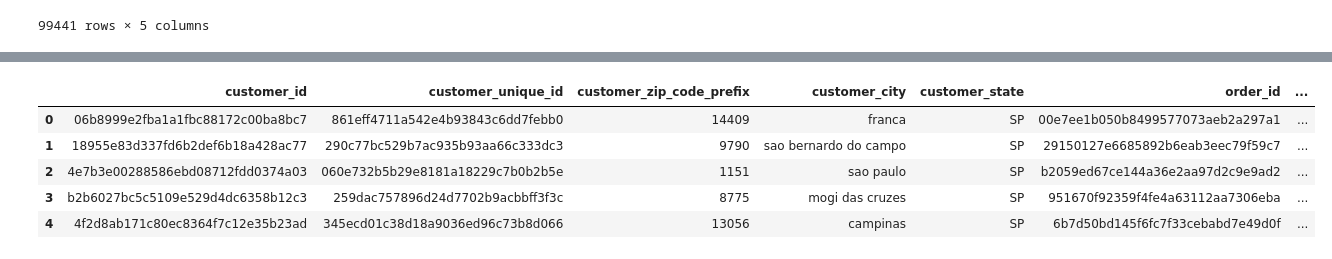
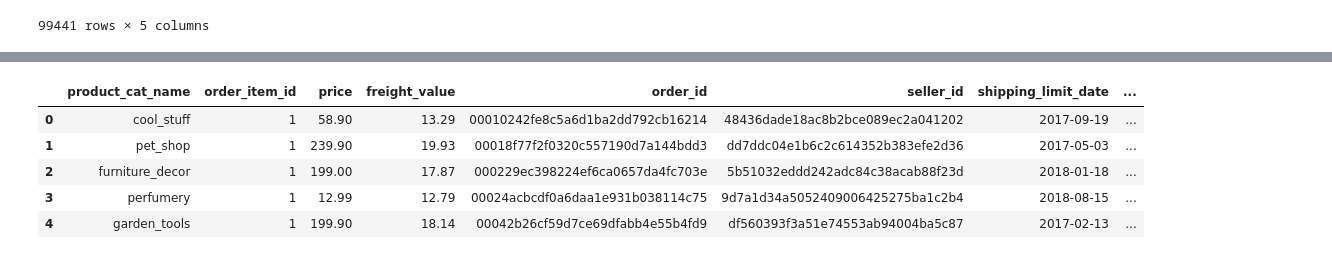
Before and after one commit to bnjisyn/Final-Project-Brazil-Ecommerce, a Jupyter notebook: index.ipynb, the cells around one changed output, grey strips where cells are left out. Drawn from its saved outputs; the diff is of its cells as text; code cells hidden in the pictures.

Commit message:
Push Data & Data Cleaning

```diff
--- a/index.ipynb
+++ b/index.ipynb
@@ -407,0 +611,5 @@ display(filtered_df)
+# %%
+df_product_payments = pd.merge(df_order_products, df_order_payments,
+                               how = 'left', on = 'order_id')
+
+df_product_payments.info()
@@ -407,0 +652,3 @@ display(filtered_df)
+# %%
+df_product_payments.dropna(inplace = True)
+df_product_payments.info()
@@ -408,12 +694,9 @@ display(filtered_df)
 # %%
-order = pd.merge(df_order, df_order_products,
-                 how = 'left', on = 'order_id')
-order = pd.merge(order, df_order_payments,
-                 how = 'left', on = 'order_id')
-order = pd.merge(order, df_order_reviews,
+order = pd.merge(df_product_payments, df_order_reviews,
                  how = 'left', on = 'order_id')
 
-order.drop(columns = ['review_comment_title', 'review_comment_message', 'review_id'],
+order.drop(columns = ['review_id', 'review_comment_title', 'review_comment_message'],
            inplace = True)
-order.head()
+
+order.info()
 # %% [output]
@@ -441,0 +720,21 @@ for cols in cols_to_int:
+# %%
+# Parsing columns data types
+# Convert to int
+order.review_score.fillna(0, inplace = True)
+order[['review_creation_date', 'review_answer_timestamp']].fillna("", inplace = True)
+
+cols_to_int = order.select_dtypes(include = 'float').columns.to_list()
+
+for cols in ['price', 'freight_value']:
+    while cols in cols_to_int:
+        cols_to_int.remove(cols)
+
+for cols in cols_to_int:
+    order[cols] = order[cols].astype(int)
+
+# Convert to datetime (remove the timestamp)
+# for cols in ['shipping_limit_date', 'review_creation_date', 'review_answer_timestamp']:
+#     order[cols] = pd.to_datetime(order[cols]).dt.date
+
+# display(order.head())
+# display(order.info())
@@ -568,9 +1017,9 @@ Index(['customer_id', 'customer_unique_id', 'customer_zip_code_prefix',
 # %%
-df.head()
+order.head()
 # %% [output]
-|  | customer_id | customer_unique_id | customer_zip_code_prefix | customer_city | customer_state | order_id | ... |
-| 0 | 06b8999e2fba1a1fbc88172c00ba8bc7 | 861eff4711a542e4b93843c6dd7febb0 | 14409 | franca | SP | 00e7ee1b050b8499577073aeb2a297a1 | ... |
-| 1 | 18955e83d337fd6b2def6b18a428ac77 | 290c77bc529b7ac935b93aa66c333dc3 | 9790 | sao bernardo do campo | SP | 29150127e6685892b6eab3eec79f59c7 | ... |
-| 2 | 4e7b3e00288586ebd08712fdd0374a03 | 060e732b5b29e8181a18229c7b0b2b5e | 1151 | sao paulo | SP | b2059ed67ce144a36e2aa97d2c9e9ad2 | ... |
-| 3 | b2b6027bc5c5109e529d4dc6358b12c3 | 259dac757896d24d7702b9acbbff3f3c | 8775 | mogi das cruzes | SP | 951670f92359f4fe4a63112aa7306eba | ... |
-| 4 | 4f2d8ab171c80ec8364f7c12e35b23ad | 345ecd01c38d18a9036ed96c73b8d066 | 13056 | campinas | SP | 6b7d50bd145f6fc7f33cebabd7e49d0f | ... |
+|  | product_cat_name | order_item_id | price | freight_value | order_id | seller_id | shipping_limit_date | ... |
+| 0 | cool_stuff | 1 | 58.90 | 13.29 | 00010242fe8c5a6d1ba2dd792cb16214 | 48436dade18ac8b2bce089ec2a041202 | 2017-09-19 | ... |
+| 1 | pet_shop | 1 | 239.90 | 19.93 | 00018f77f2f0320c557190d7a144bdd3 | dd7ddc04e1b6c2c614352b383efe2d36 | 2017-05-03 | ... |
+| 2 | furniture_decor | 1 | 199.00 | 17.87 | 000229ec398224ef6ca0657da4fc703e | 5b51032eddd242adc84c38acab88f23d | 2018-01-18 | ... |
+| 3 | perfumery | 1 | 12.99 | 12.79 | 00024acbcdf0a6daa1e931b038114c75 | 9d7a1d34a5052409006425275ba1c2b4 | 2018-08-15 | ... |
+| 4 | garden_tools | 1 | 199.90 | 18.14 | 00042b26cf59d7ce69dfabb4e55b4fd9 | df560393f3a51e74553ab94004ba5c87 | 2017-02-13 | ... |
```
Also changed, not shown: parts of 52 cells of this notebook, 1 other file.
